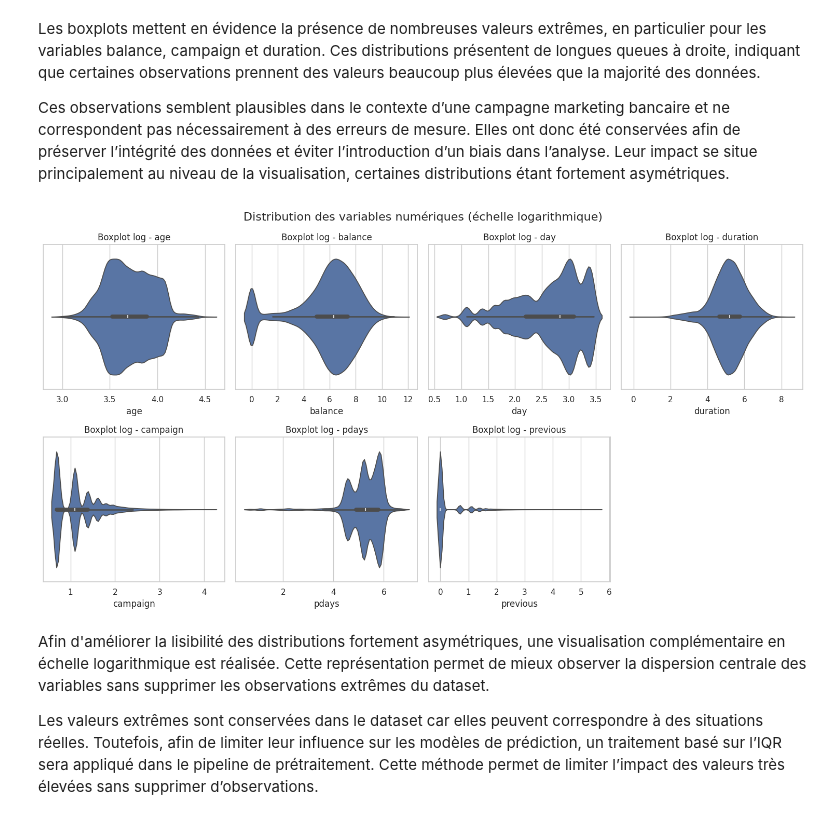
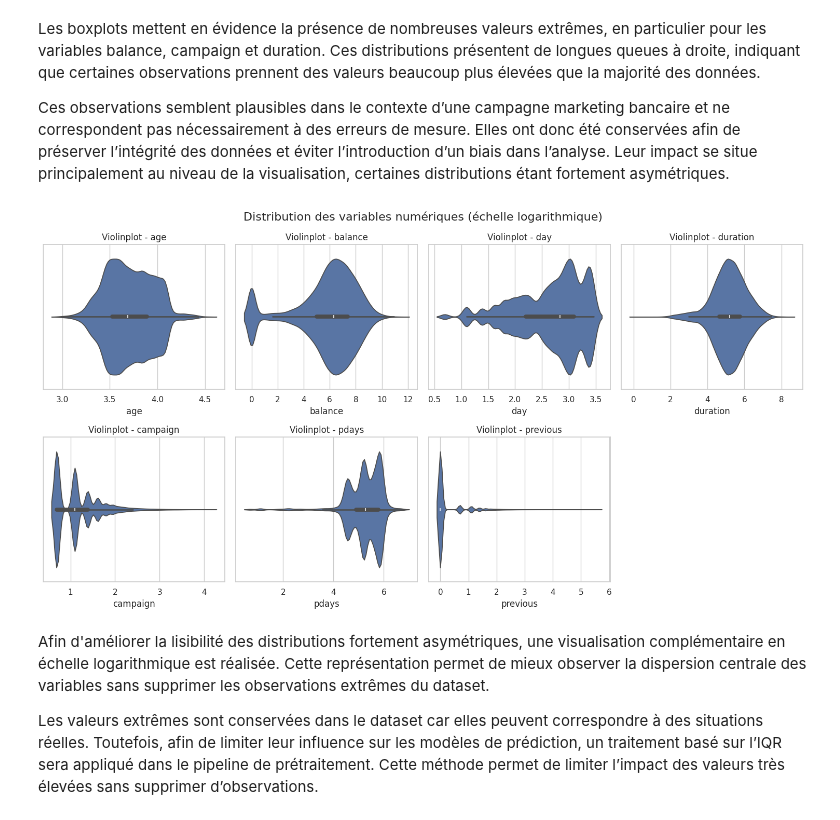
Before and after one commit to yvannerosane/Projet1, a Jupyter notebook: notebook_final.ipynb, the cells around one changed output. Saved outputs shown, nothing was run; the diff lists cells and outputs as text; code cells hidden in the pictures.

```diff
--- a/notebook_final.ipynb
+++ b/notebook_final.ipynb
@@ -394,7 +388,7 @@ plt.figure(figsize=(15, 8))
 for i, col in enumerate(num_cols):
     plt.subplot(2, 4, i+1)
     sns.violinplot(x=data[col])
-    plt.title(f"Boxplot - {col}")
+    plt.title(f"Violinplot - {col}")
 
 plt.suptitle("Distribution des variables numériques (avec valeurs extrêmes)", fontsize=16)
 plt.tight_layout()
@@ -408,17 +402,17 @@ Ces observations semblent plausibles dans le contexte d’une campagne marketing
 # %%
 plt.figure(figsize=(15,8))
 
 for i, col in enumerate(num_cols):
     plt.subplot(2,4,i+1)
     sns.violinplot(x=np.log1p(data[col]))
-    plt.title(f"Boxplot log - {col}")
+    plt.title(f"Violinplot - {col}")
     np.log1p(data[col].clip(lower=0))
 
 plt.suptitle("Distribution des variables numériques (échelle logarithmique)", fontsize=16)
 plt.tight_layout()
 plt.show()
 # %% [output]
-[figure, old version]
+[figure, new version]
 # %% [markdown]
 Afin d'améliorer la lisibilité des distributions fortement asymétriques, une visualisation complémentaire en échelle logarithmique est réalisée.
 Cette représentation permet de mieux observer la dispersion centrale des variables sans supprimer les observations extrêmes du dataset.
```
Also changed, not shown: parts of 1 cell of this notebook.
